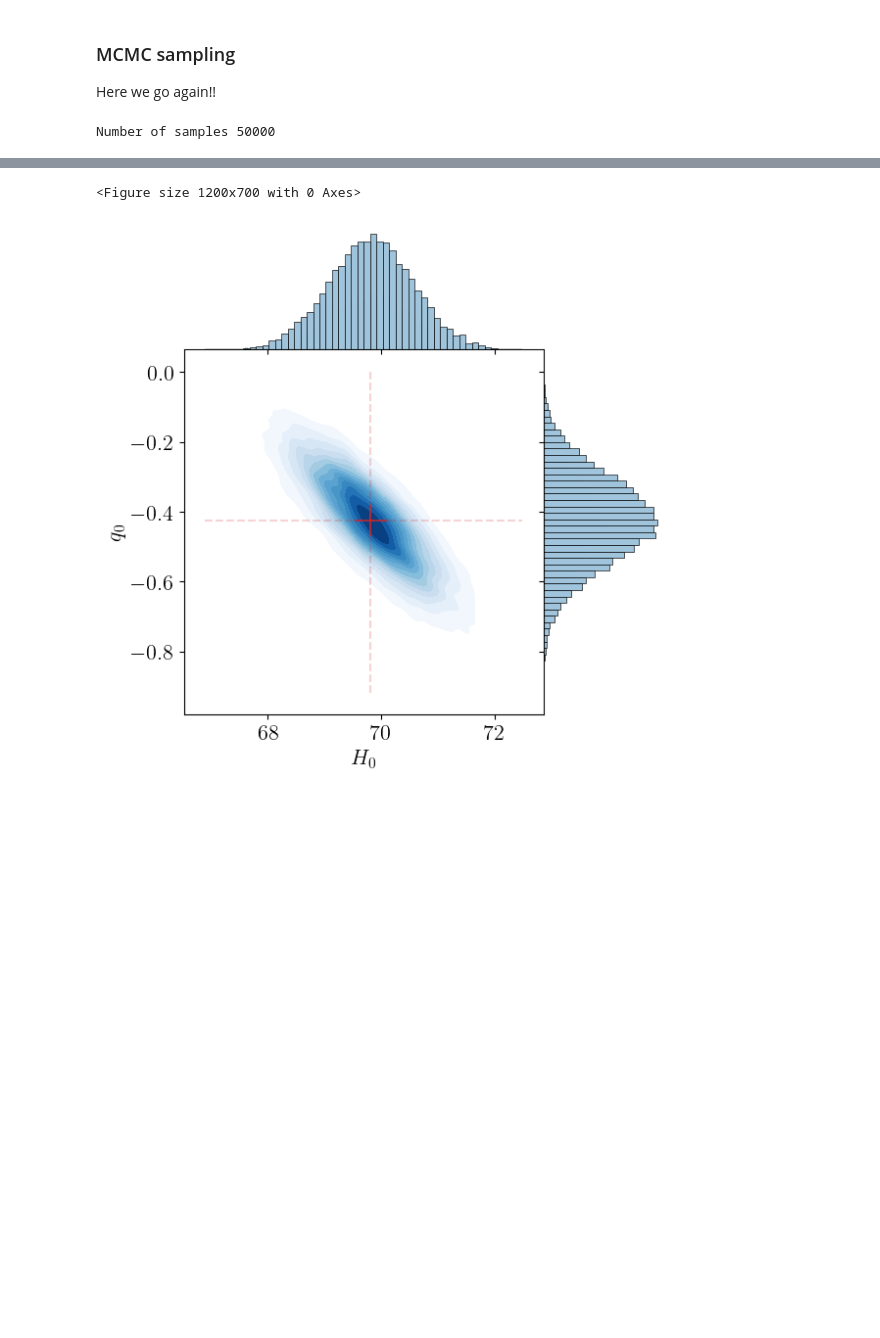
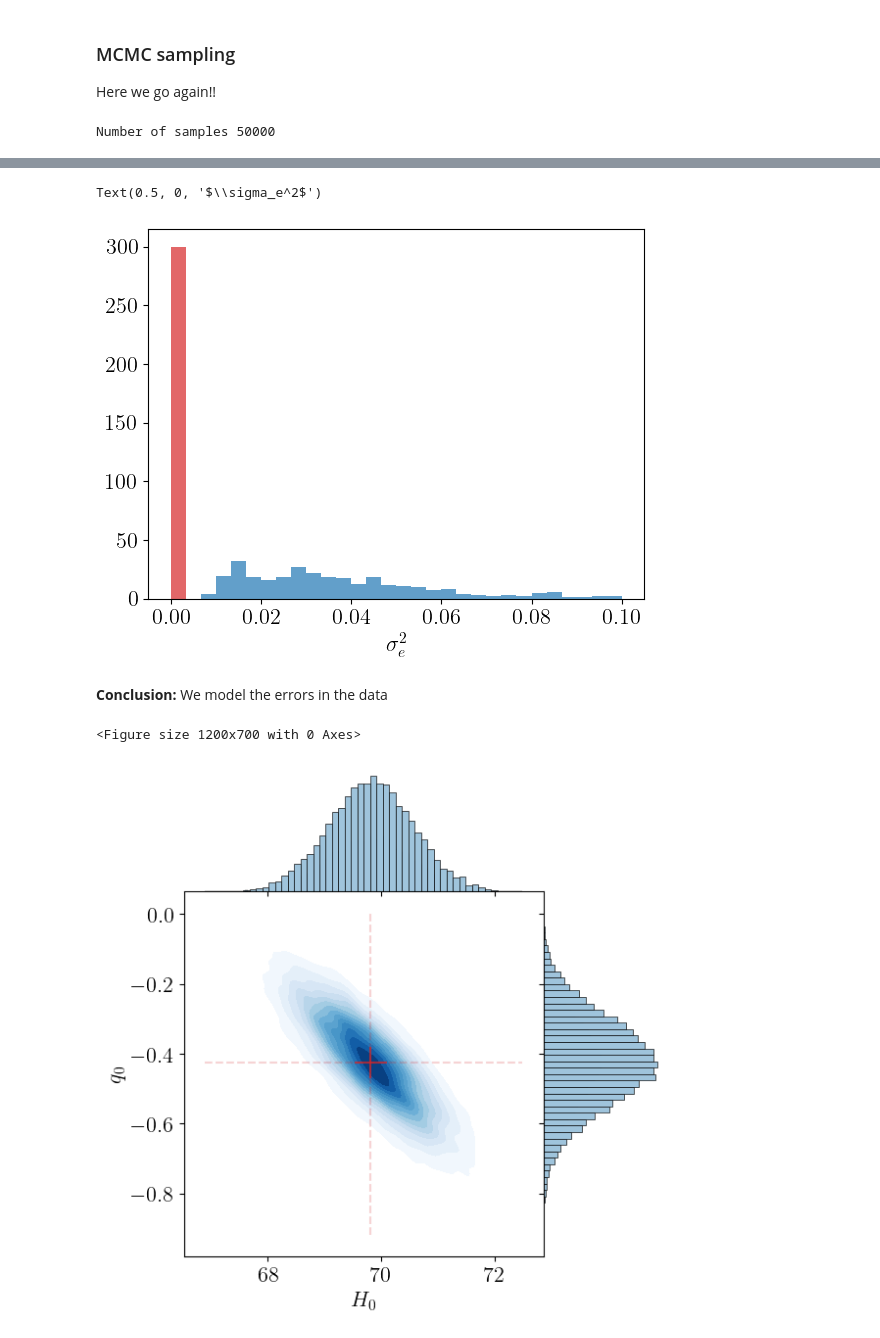
Before and after one commit to j-haralds/Advanced_sim, a Jupyter notebook: proj1_shared/proj1_jesper.ipynb, the cells around one changed output, grey strips where cells are left out. Cells and saved outputs as stored; diff of their text form; code cells hidden in the pictures; blank space fills up the shorter version.

Commit message:
Jämför sigma med mu_err

```diff
--- a/proj1_shared/proj1_jesper.ipynb
+++ b/proj1_shared/proj1_jesper.ipynb
@@ -464,3 +460,12 @@ fig = corner.corner(samples, labels=[r"$H_0$", r"$q_0$",r"$\sigma^2$"], color='t
+# %%
+plt.hist(mu_err**2, bins=30, range=(0,0.1), color='tab:blue', alpha=0.7, density=True);  # Zoom in on the variance
+plt.hist(samples[:,2]**2, bins=30, range=(0,0.1), color='tab:red', alpha=0.7, density=True);
+plt.xlabel(r'$\sigma_e^2$')
+# %% [output]
+Text(0.5, 0, '$\\sigma_e^2$')
+[figure, added]
+# %% [markdown]
+**Conclusion:** We model the errors in the data
 # %%
 plt.figure(figsize=(12,7))
 data = pd.DataFrame(samples,columns=['$H_0$','$q_0$','$\\sigma^2$'])
```
Also changed, not shown: parts of 4 cells of this notebook.
